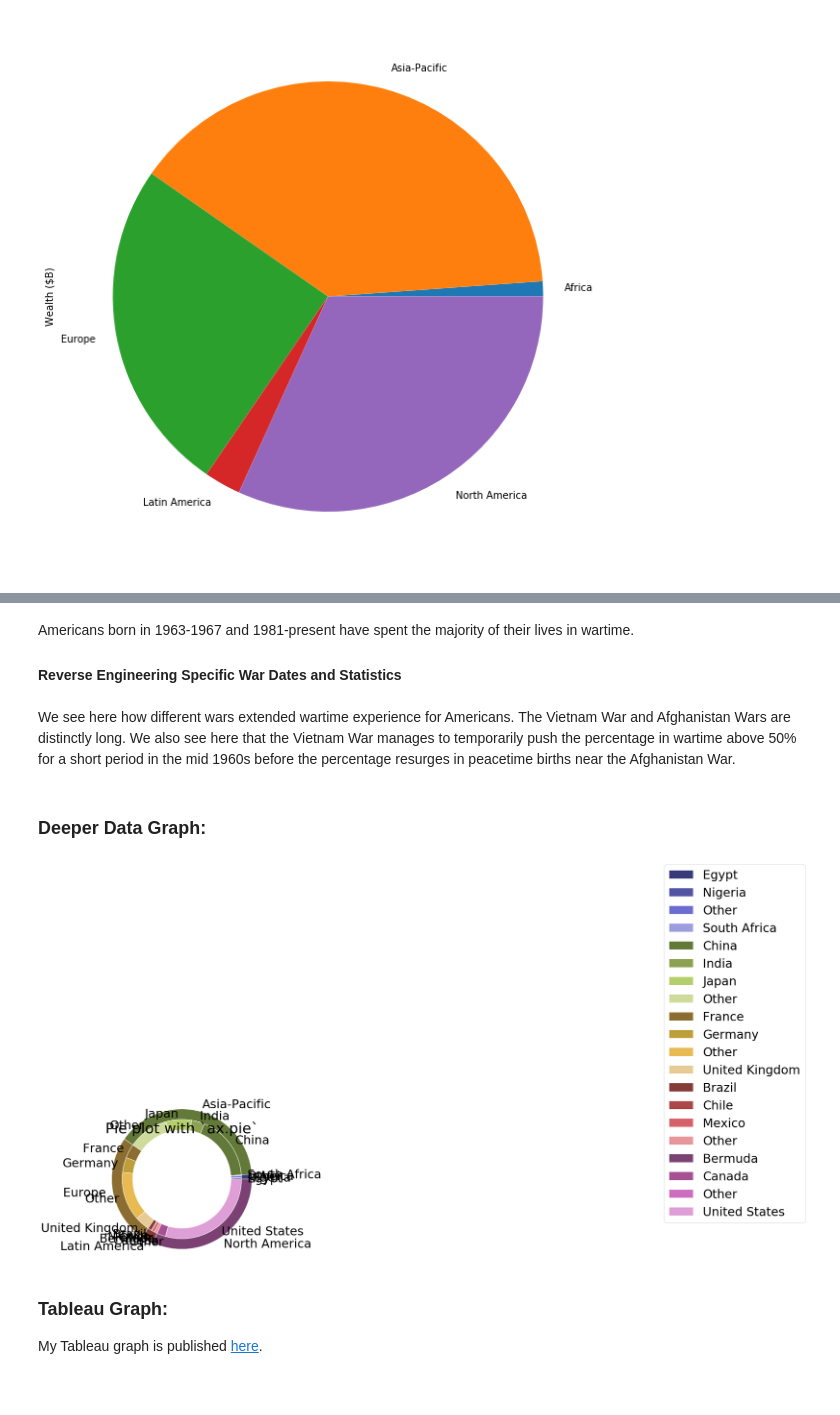
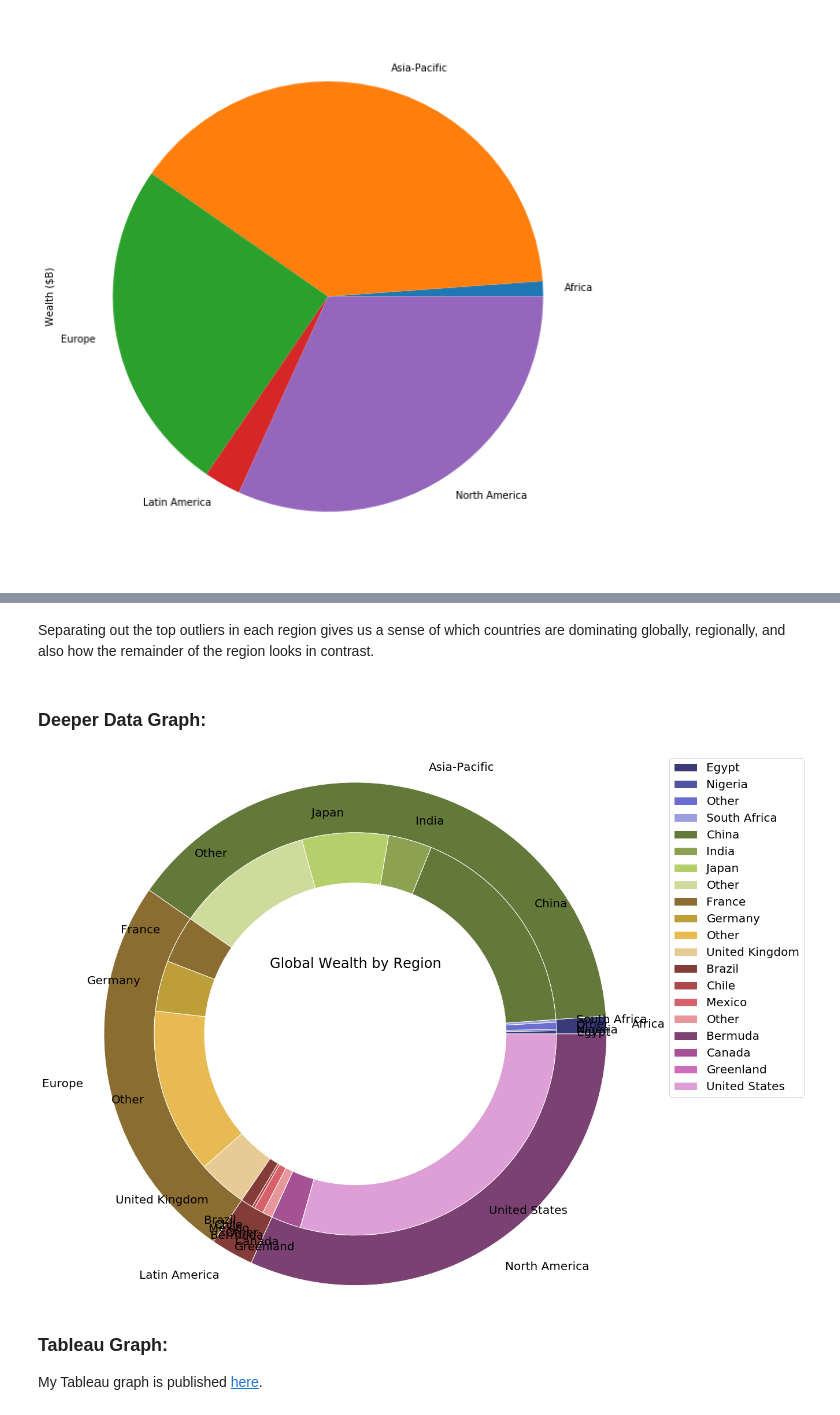
Before and after one commit to rlevv/Makeover_Monday, a Jupyter notebook: 2020W7-World_Weath/World_Wealth.ipynb, the cells around one changed output, grey strips where cells are left out. Drawn from its saved outputs; the diff is of its cells as text; code cells hidden in the pictures.

```diff
--- a/2020W7-World_Weath/World_Wealth.ipynb
+++ b/2020W7-World_Weath/World_Wealth.ipynb
@@ -256,5 +268,14 @@ df_top5
 # %%
-df_top5 = df1.groupby('Region').apply(lambda x: x.replace(x.sort_values(by = 'Wealth ($B)', ascending=False)['Country'][3:].tolist(), 'Other').groupby('Country').sum()).reset_index()
+# Group by Region
+df_top3 = df1.groupby('Region').apply(
+    lambda x: x.replace(
+        # Sort grouped values and sum all below top 3, rename that sum Other
+        x.sort_values(by = 'Wealth ($B)', ascending=False)['Country'][3:].tolist(), 'Other'
+    ).groupby('Country').sum()
+).reset_index()
 
-df_top5
+# North America has only 4 countries, we want to keep the 4th Greenland not Other
+df_top3.at[18, 'Country'] = 'Greenland'
+
+df_top3
 # %% [output]
@@ -278,33 +299,38 @@ df_top5
-# %% [markdown]
-Americans born in 1963-1967 and 1981-present have spent the majority of their lives in wartime.
-
-#### Reverse Engineering Specific War Dates and Statistics
-# %% [markdown]
-We see here how different wars extended wartime experience for Americans. The Vietnam War and Afghanistan Wars are distinctly long. We also see here that the Vietnam War manages to temporarily push the percentage in wartime above 50% for a short period in the mid 1960s before the percentage resurges in peacetime births near the Afghanistan War.
+# %% [markdown]
+Separating out the top outliers in each region gives us a sense of which countries are dominating globally, regionally, and also how the remainder of the region looks in contrast.
 # %% [markdown]
 ### Deeper Data Graph:
 # %%
-plt.rcParams.update({'font.size': 30})
+fig_final, ax = plt.subplots()
 
-fig, ax = plt.subplots()
-
-size = .3
+size = 1
 vals = np.array([[60., 32.], [37., 40.], [29., 10.], [60., 40.], [100., 10.]])
 
+# set up colormap -- outer colors are first of each section, inner are shades
 cmap = plt.get_cmap("tab20b")
 outer_colors = cmap(np.arange(5)*4)
 inner_colors = cmap(np.arange(20))
 
-pie_outer, _ = ax.pie(df_agg['Wealth ($B)'], radius=2, colors=outer_colors, labels = df_agg.reset_index()['Region'].tolist(),
-       wedgeprops=dict(width=size, edgecolor='w'))
+# outer pie chart
+pie_outer, _ = ax.pie(df_agg['Wealth ($B)'],
+                      radius=5,
+                      colors=outer_colors,
+                      labels = df_agg['Region'].tolist(),
+                      wedgeprops=dict(width=size, edgecolor='w'))
 
-pie_inner, _ = ax.pie(df_top5['Wealth ($B)'], radius=2-size, colors=inner_colors, labels = df_top5['Country'].tolist(),
-       wedgeprops=dict(width=size, edgecolor='w'))
+# inner pie chart
+pie_inner, _ = ax.pie(df_top3['Wealth ($B)'],
+                      radius=5-size,
+                      colors=inner_colors,
+                      labels = df_top3['Country'].tolist(),
+                      wedgeprops=dict(width=size, edgecolor='w'))
 
 handles, labels = ax.get_legend_handles_labels()
-ax.legend(handles[5:], subgroup_names_legs, loc=(6, 0))
 
-ax.set(aspect="equal", title='Pie plot with `ax.pie`')
+# only include countries in legend
+ax.legend(handles[5:], labels[5:], loc=(3, 0))
+
+ax.set(title='Global Wealth by Region')
 plt.show()
 # %% [output]
-[figure, old version]
+[figure, new version]
```
Also changed, not shown: parts of 11 cells of this notebook, 2 other files.
